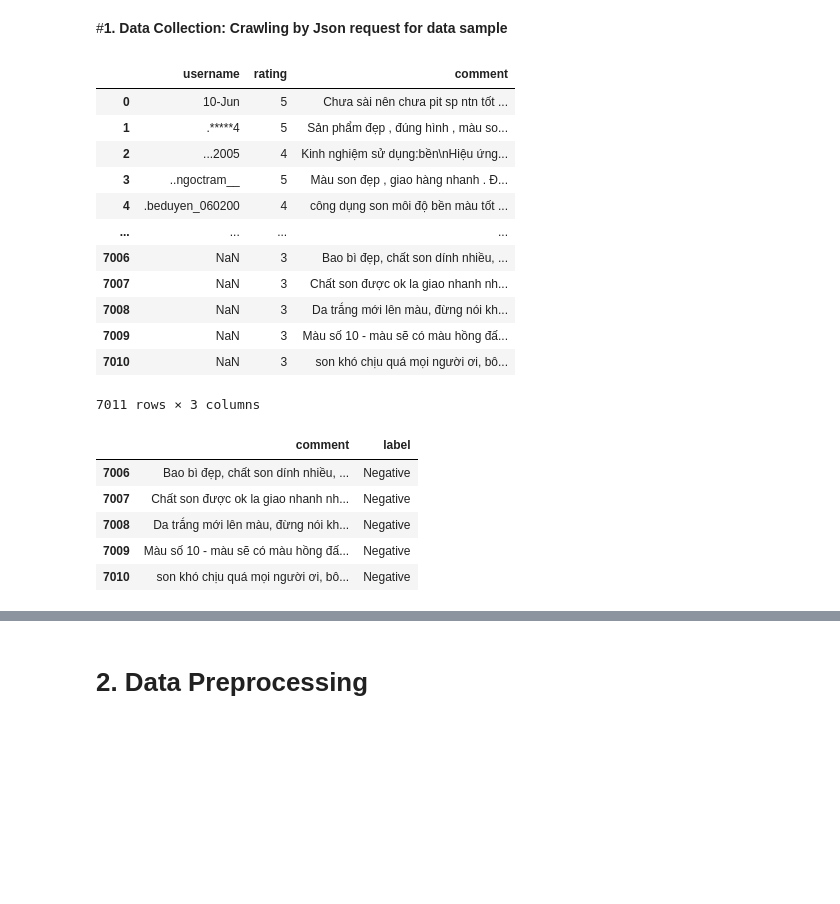
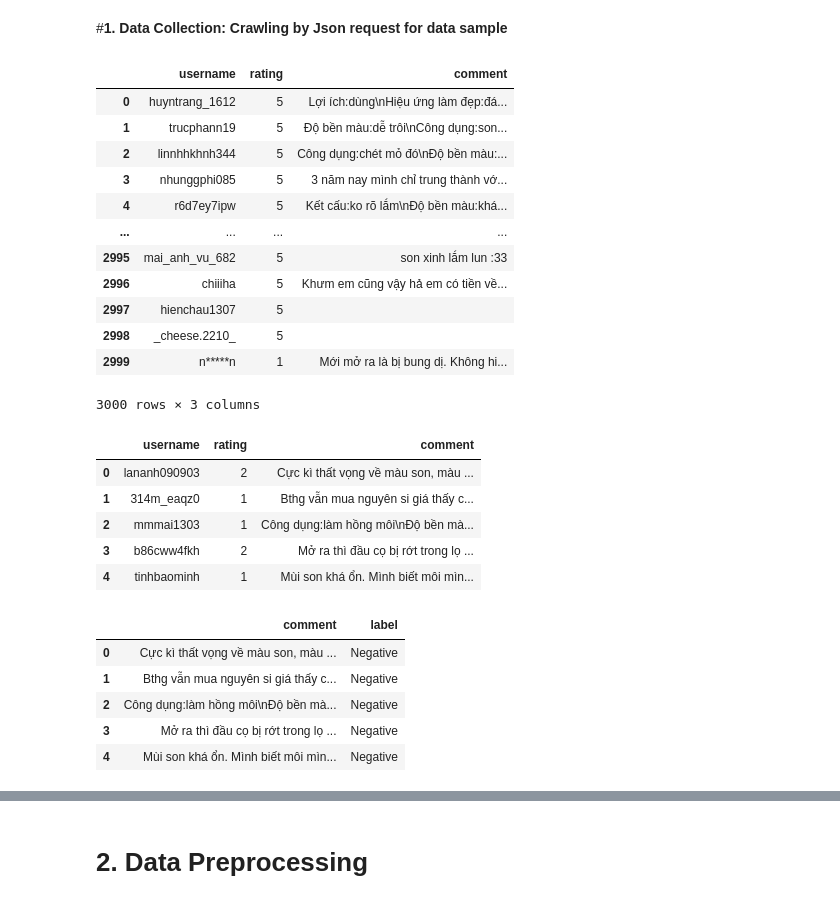
Before and after one commit to hynhuynh/Crawling-data-VNese_sentiment_analysis_by_CNN_BiLSTM, a Jupyter notebook: CNN_and_Bi_LSTM_Vietnamese_sentiment_analysis.ipynb, the cells around one changed output, grey strips where cells are left out. Drawn from its saved outputs; the diff is of its cells as text; code cells hidden in the pictures; blank space fills up the shorter version.

```diff
--- a/CNN_and_Bi_LSTM_Vietnamese_sentiment_analysis.ipynb
+++ b/CNN_and_Bi_LSTM_Vietnamese_sentiment_analysis.ipynb
@@ -72,24 +72,31 @@ while i<=3000:
     offset += 20
 
 df = pd.DataFrame(d)
-df.to_csv('Shopee_Crawl_Review.csv', index=False)
+df
+# %% [output]
+|  | username | rating | comment |
+| 0 | huyntrang_1612 | 5 | Lợi ích:dùng\nHiệu ứng làm đẹp:đá... |
+| 1 | trucphann19 | 5 | Độ bền màu:dễ trôi\nCông dụng:son... |
+| 2 | linnhhkhnh344 | 5 | Công dụng:chét mỏ đó\nĐộ bền màu:... |
+| 3 | nhunggphi085 | 5 | 3 năm nay mình chỉ trung thành vớ... |
+| 4 | r6d7ey7ipw | 5 | Kết cấu:ko rõ lắm\nĐộ bền màu:khá... |
+| ... | ... | ... | ... |
+| 2995 | mai_anh_vu_682 | 5 | son xinh lắm lun :33 |
+| 2996 | chiiiha | 5 | Khưm em cũng vậy hả em có tiền về... |
+| 2997 | hienchau1307 | 5 |  |
+| 2998 | _cheese.2210_ | 5 |  |
+| 2999 | n*****n | 1 | Mới mở ra là bị bung dị. Không hi... |
+3000 rows × 3 columns
 # %%
 df = pd.read_csv('Shopee_Crawl_Review.csv')
-df
+df.head()
 # %% [output]
 |  | username | rating | comment |
-| 0 | 10-Jun | 5 | Chưa sài nên chưa pit sp ntn tốt ... |
-| 1 | .*****4 | 5 | Sản phẩm đẹp , đúng hình , màu so... |
-| 2 | ...2005 | 4 | Kinh nghiệm sử dụng:bền\nHiệu ứng... |
-| 3 | ..ngoctram__ | 5 | Màu son đẹp , giao hàng nhanh . Đ... |
-| 4 | .beduyen_060200 | 4 | công dụng son môi độ bền màu tốt ... |
-| ... | ... | ... | ... |
-| 7006 | NaN | 3 | Bao bì đẹp, chất son dính nhiều, ... |
-| 7007 | NaN | 3 | Chất son được ok la giao nhanh nh... |
-| 7008 | NaN | 3 | Da trắng mới lên màu, đừng nói kh... |
-| 7009 | NaN | 3 | Màu số 10 - màu sẽ có màu hồng đấ... |
-| 7010 | NaN | 3 | son khó chịu quá mọi người ơi, bô... |
+| 0 | lananh090903 | 2 | Cực kì thất vọng về màu son, màu ... |
+| 1 | 314m_eaqz0 | 1 | Bthg vẫn mua nguyên si giá thấy c... |
+| 2 | mmmai1303 | 1 | Công dụng:làm hồng môi\nĐộ bền mà... |
+| 3 | b86cww4fkh | 2 | Mở ra thì đầu cọ bị rớt trong lọ ... |
+| 4 | tinhbaominh | 1 | Mùi son khá ổn. Mình biết môi mìn... |
-7011 rows × 3 columns
 # %%
 '''
 score <= 3 : Negative
@@ -97,14 +104,14 @@ score 4-5: Positive
 '''
 df['label'] = df['rating'].apply(lambda rating: 'Negative' if rating <= 3 else 'Positive')
 df.drop(columns = ['username','rating'], inplace = True)
-df.tail()
+df.head()
 # %% [output]
 |  | comment | label |
-| 7006 | Bao bì đẹp, chất son dính nhiều, ... | Negative |
-| 7007 | Chất son được ok la giao nhanh nh... | Negative |
-| 7008 | Da trắng mới lên màu, đừng nói kh... | Negative |
-| 7009 | Màu số 10 - màu sẽ có màu hồng đấ... | Negative |
-| 7010 | son khó chịu quá mọi người ơi, bô... | Negative |
+| 0 | Cực kì thất vọng về màu son, màu ... | Negative |
+| 1 | Bthg vẫn mua nguyên si giá thấy c... | Negative |
+| 2 | Công dụng:làm hồng môi\nĐộ bền mà... | Negative |
+| 3 | Mở ra thì đầu cọ bị rớt trong lọ ... | Negative |
+| 4 | Mùi son khá ổn. Mình biết môi mìn... | Negative |
 # %%
 sns.countplot(data=df, x='label')
 # %% [output]
```
Also changed, not shown: parts of 15 cells of this notebook.
